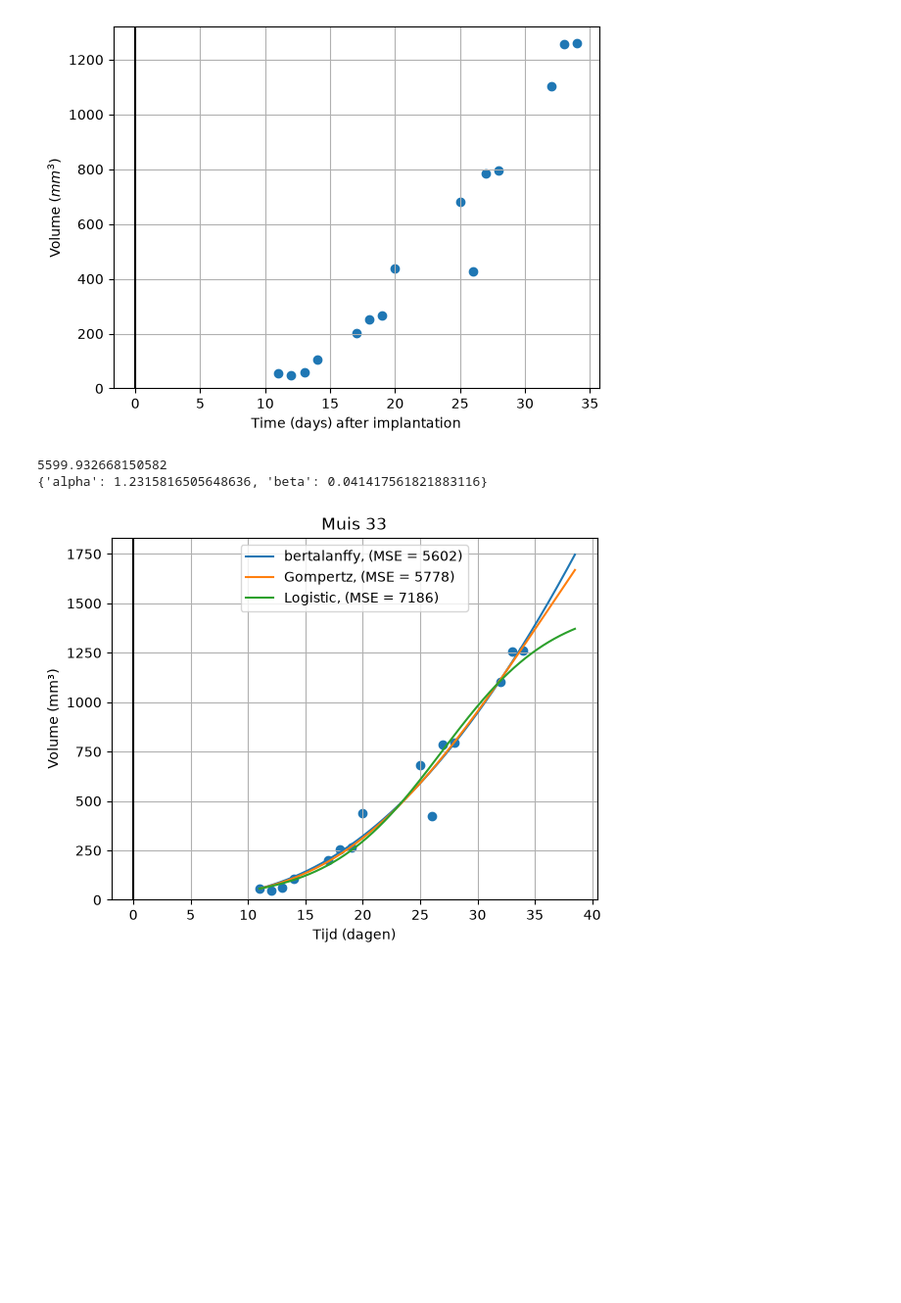
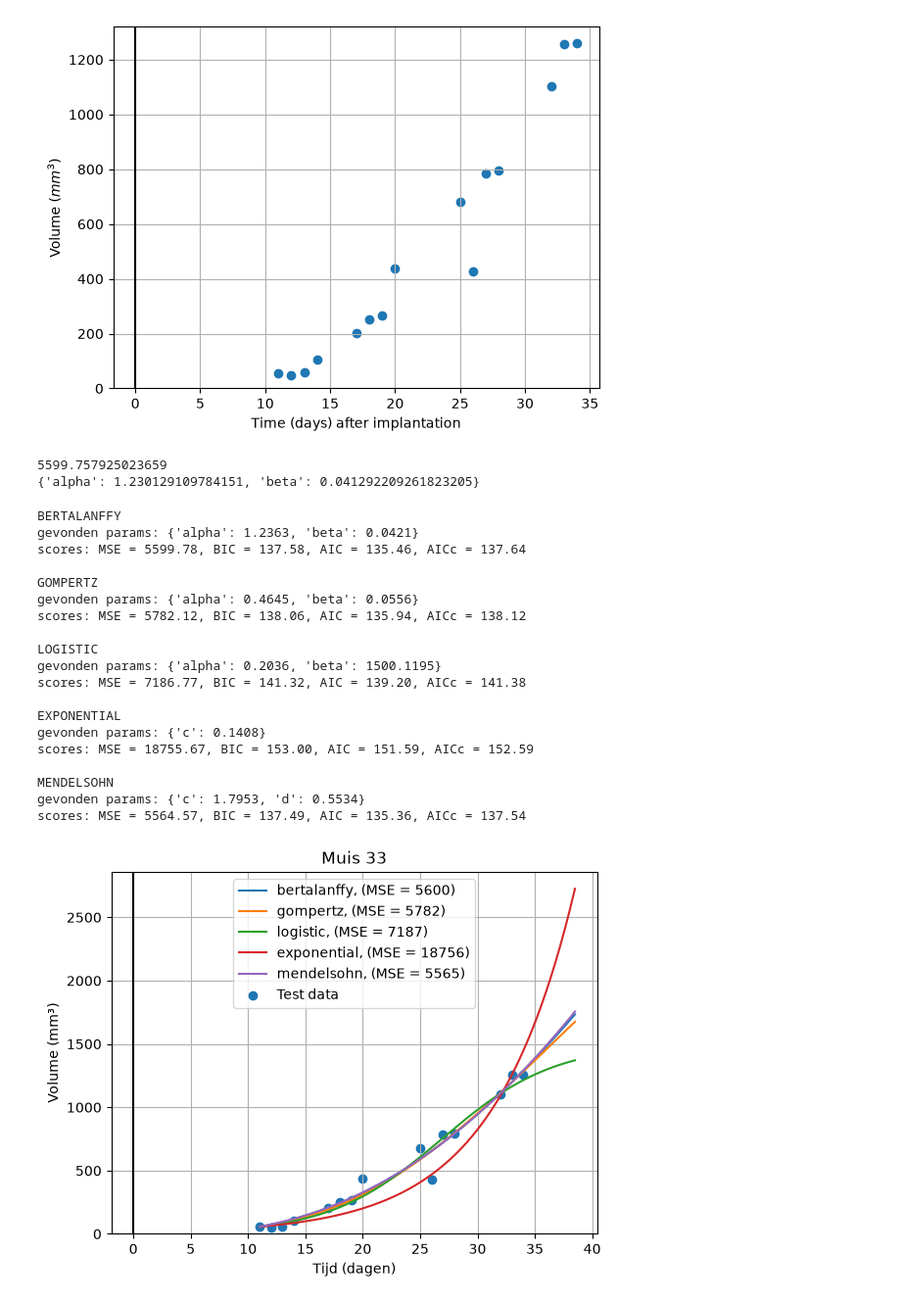
Before and after one commit to Nikkieeex/Dynamic_Modelling, a Jupyter notebook: use-case_example.ipynb, the cells around one changed output. Shown at 98% size. Saved outputs shown, nothing was run; the diff lists cells and outputs as text; code cells hidden in the pictures; blank space fills up the shorter version.

Commit message:
BIC, AIC en AICc scores toegevoegd aan use-case

```diff
--- a/use-case_example.ipynb
+++ b/use-case_example.ipynb
@@ -15,18 +17,14 @@ muis33 = data[data["ID"] == 33]
 muis34 = data[data["ID"] == 34]
 muis35 = data[data["ID"] == 35]
 # %%
-def plot_test_data(data, marker_size = None, title = None):
-    if marker_size:
-        plt.scatter(x= data["Time"], y = data["Observation"], s = marker_size)
-    else:
-        plt.scatter(x= data["Time"], y = data["Observation"])
+def plot_test_data(data, marker_size = None, title = None, label = None, color = None):
+    plt.scatter(x= data["Time"], y = data["Observation"], s = marker_size, label = label, c = color)
     plt.ylabel("Volume ($mm^3$)")
     plt.xlabel("Time (days) after implantation")
     plt.grid(visible = True)
     plt.ylim(bottom=0)
     plt.axvline(0.0, color='k') # maakt een verticale zwarte lijn op de x = 0
-    if title:
-        plt.title(title)
+    plt.title(title)
 # %%
 plot_test_data(muis33)
 # %% [output]
@@ -35,34 +33,63 @@ plot_test_data(muis33)
 t_data = muis33["Time"].values
 V_data = muis33["Observation"].values
 
-mse, params_random = random_search(t_data, V_data, bertalanffy, dt = 1, alpha = 0, beta = 0)
+mse, params_random = random_search(t_data, V_data, bertalanffy, dt = 1)
 print(mse)
 print(params_random)
 # %% [output]
-5599.932668150582
-{'alpha': 1.2315816505648636, 'beta': 0.041417561821883116}
+5599.757925023659
+{'alpha': 1.230129109784151, 'beta': 0.041292209261823205}
 # %%
-from package.test_runge_kutta import runge_kutta  # TODO de functie voor runge_kutta uit test_runge_kutta halen
-
 dt = .1
 t_start = t_data[0]
 V_start = V_data[0]
 n_steps = 275
 
-for model, naam in [(bertalanffy, "bertalanffy"), (gompertz, "Gompertz")]:
-    mse, params = random_search(t_data, V_data, model, dt = 1, alpha = 0, beta = 0)
+
+for model in [bertalanffy, gompertz, logistic, exponential, mendelsohn]:
+    mse, params = random_search(t_data, V_data, model, dt = 1)
     ts, Vs = runge_kutta(model, t_start, V_start, dt, n_steps, **params)
-    plt.plot(ts, Vs, label=f"{naam}, (MSE = {mse:.0f})")
-for model, naam in [(logistic, "Logistic")]:
-    mse, params = random_search(t_data, V_data, model, dt = 1, alpha = 1.5, beta = 1500)  # logistic heeft andere start waarden nodig
-    ts, Vs = runge_kutta(model, t_start, V_start, dt, n_steps, **params)
-    plt.plot(ts, Vs, label=f"{naam}, (MSE = {mse:.0f})")
-plot_test_data(muis33)
+    plt.plot(ts, Vs, label=f"{model.__name__}, (MSE = {mse:.0f})")
+
+    print(model.__name__.upper())
+    # parameters afronden zodat het ietsjes netter lijkt
+    params_rounded = {param : round(value, ndigits=4) for param, value in params.items()}
+    print(f"gevonden params: {params_rounded}")
+
+    n = len(t_data)
+    bic = BIC(mse, n, model)
+    aic = AIC(mse, n, model)
+    aicc = AICc(mse, n, model)
+    print(f"scores: MSE = {mse:.2f}, BIC = {bic:.2f}, AIC = {aic:.2f}, AICc = {aicc:.2f}")
+    print()
+
+
+plot_test_data(muis33, label = "Test data")
+
 plt.xlabel("Tijd (dagen)")
 plt.ylabel("Volume (mm³)")
 plt.title("Muis 33")
 plt.grid(True)
 plt.legend()
 plt.show()
 # %% [output]
+BERTALANFFY
+gevonden params: {'alpha': 1.2363, 'beta': 0.0421}
+scores: MSE = 5599.78, BIC = 137.58, AIC = 135.46, AICc = 137.64
+
+GOMPERTZ
+gevonden params: {'alpha': 0.4645, 'beta': 0.0556}
+scores: MSE = 5782.12, BIC = 138.06, AIC = 135.94, AICc = 138.12
+
+LOGISTIC
+gevonden params: {'alpha': 0.2036, 'beta': 1500.1195}
+scores: MSE = 7186.77, BIC = 141.32, AIC = 139.20, AICc = 141.38
+
+EXPONENTIAL
+gevonden params: {'c': 0.1408}
+scores: MSE = 18755.67, BIC = 153.00, AIC = 151.59, AICc = 152.59
+
+MENDELSOHN
+gevonden params: {'c': 1.7953, 'd': 0.5534}
+scores: MSE = 5564.57, BIC = 137.49, AIC = 135.36, AICc = 137.54
-[figure, old version]
+[figure, new version]
```
Also changed, not shown: parts of 2 cells of this notebook.
